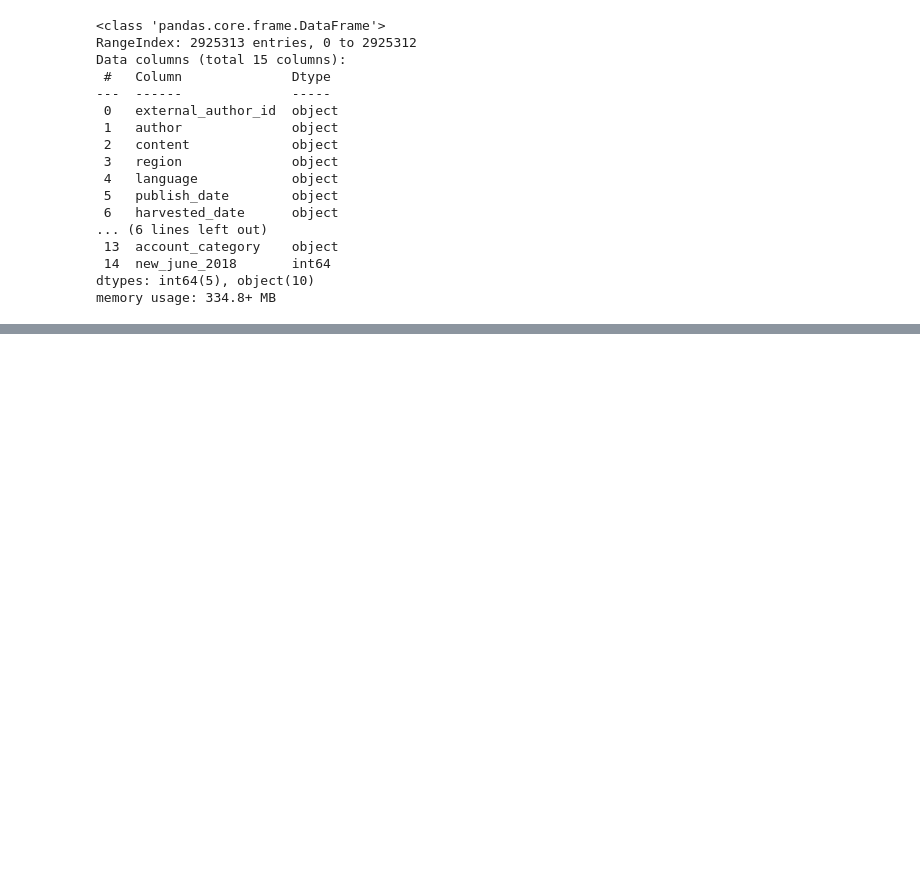
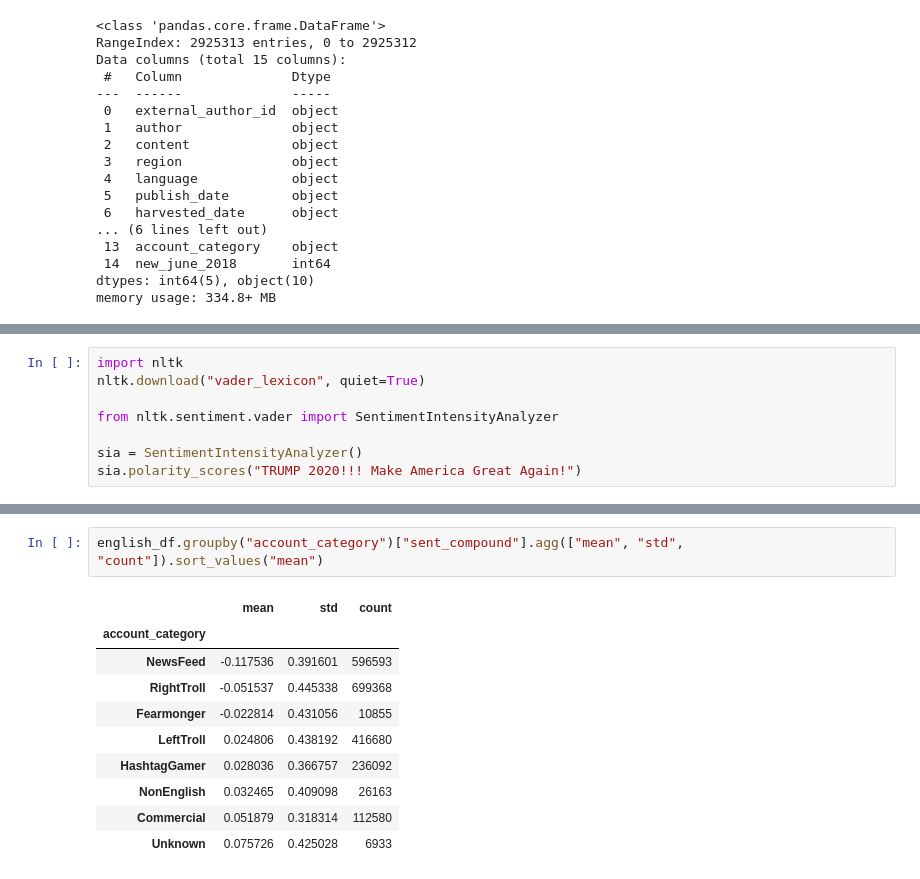
Before and after one commit to amanokundesu/ML_Final_Project, a Jupyter notebook: ml_final_project.ipynb, the cells around one changed output, grey strips where cells are left out. Cells and saved outputs as stored; diff of their text form; blank space fills up the shorter version.

```diff
--- a/ml_final_project.ipynb
+++ b/ml_final_project.ipynb
@@ -145,0 +154,8 @@ cleaned_df["publish_date"].describe()
+# %%
+import nltk
+nltk.download("vader_lexicon", quiet=True)
+
+from nltk.sentiment.vader import SentimentIntensityAnalyzer
+
+sia = SentimentIntensityAnalyzer()
+sia.polarity_scores("TRUMP 2020!!! Make America Great Again!")
@@ -145,0 +217,13 @@ cleaned_df["publish_date"].describe()
+# %%
+english_df.groupby("account_category")["sent_compound"].agg(["mean", "std", "count"]).sort_values("mean")
+# %% [output]
+|  | mean | std | count |
+| account_category |  |  |  |
+| NewsFeed | -0.117536 | 0.391601 | 596593 |
+| RightTroll | -0.051537 | 0.445338 | 699368 |
+| Fearmonger | -0.022814 | 0.431056 | 10855 |
+| LeftTroll | 0.024806 | 0.438192 | 416680 |
+| HashtagGamer | 0.028036 | 0.366757 | 236092 |
+| NonEnglish | 0.032465 | 0.409098 | 26163 |
+| Commercial | 0.051879 | 0.318314 | 112580 |
+| Unknown | 0.075726 | 0.425028 | 6933 |
```
Also changed, not shown: parts of 11 cells of this notebook, 1 other file.
